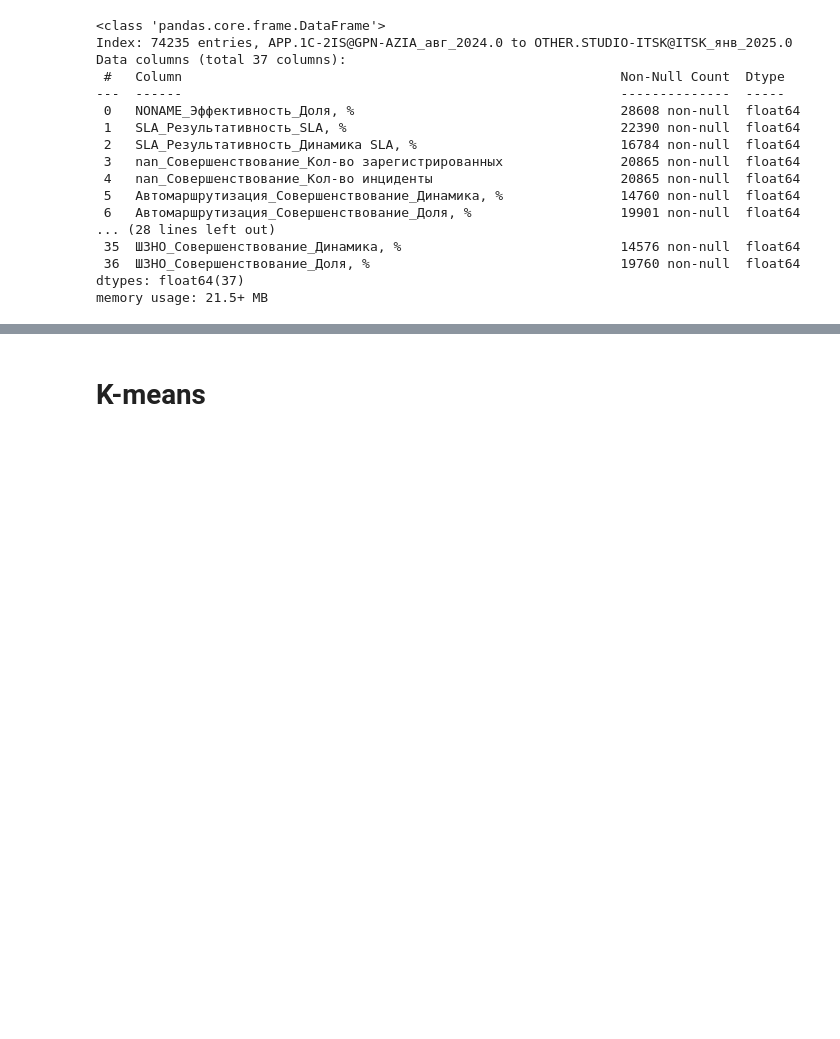
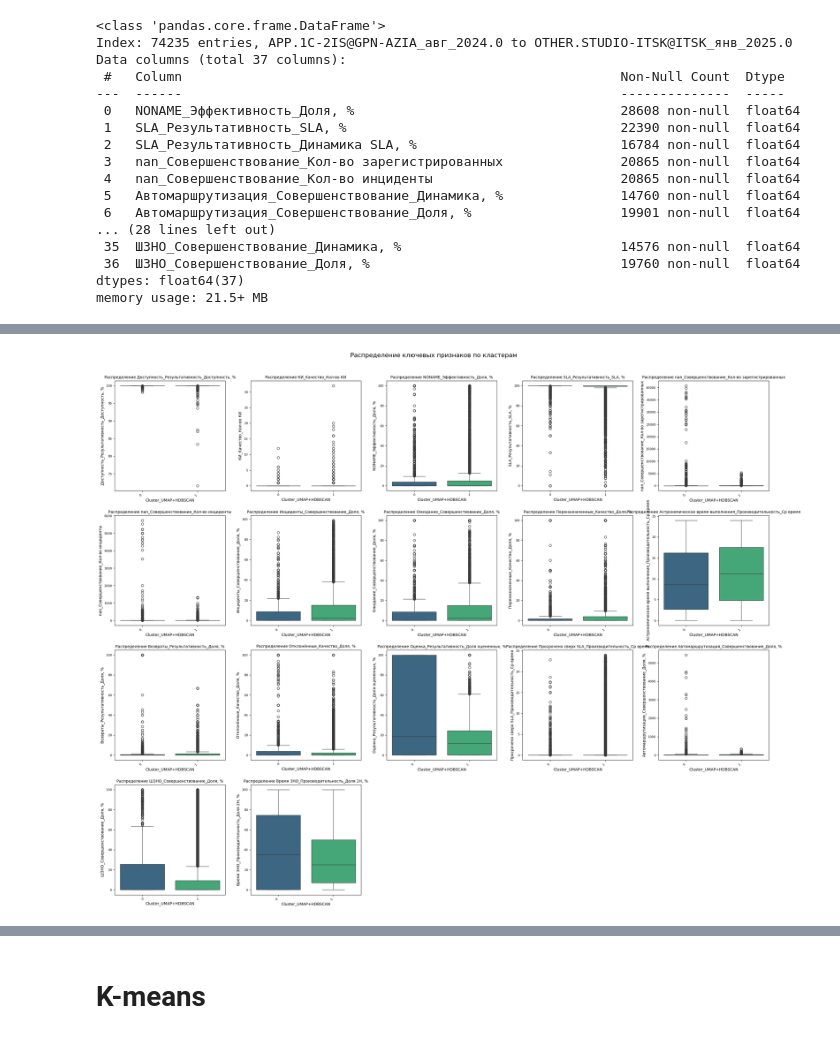
Before and after one commit to MatrosovaRaisa5/work, a Jupyter notebook: work.ipynb, the cells around one changed output, grey strips where cells are left out. Cells and saved outputs as stored; diff of their text form; code cells hidden in the pictures; blank space fills up the shorter version.

```diff
--- a/work.ipynb
+++ b/work.ipynb
@@ -292,0 +320,43 @@ Name: count, dtype: int64
+# %%
+import math
+import seaborn as sns
+import matplotlib.pyplot as plt
+
+key_features = ['Доступность_Результативность_Доступность, %', 'КИ_Качество_Кол-во КИ',
+                'NONAME_Эффективность_Доля, %', 'SLA_Результативность_SLA, %',
+                'nan_Совершенствование_Кол-во зарегистрированных',
+                'nan_Совершенствование_Кол-во инциденты', 'Инциденты_Совершенствование_Доля, %',
+                'Ожидание_Совершенствование_Доля, %', 'Переназначенные_Качество_Доля, %',
+                'Астрономическое время выполнения_Производительность_Ср время',
+                'Возвраты_Результативность_Доля, %', 'Отклонённые_Качество_Доля, %',
+                'Оценка_Результативность_Доля оцененных, %',
+                'Просрочено сверх SLA_Производительность_Ср время',
+                'Автомаршрутизация_Совершенствование_Доля, %',
+                'ШЗНО_Совершенствование_Доля, %', 'Время ЗНО_Производительность_Доля 2H, %']
+
+n_features = len(key_features)
+n_cols = 5
+n_rows = math.ceil(n_features / n_cols)
+
+plt.figure(figsize=(25, 5 * n_rows))
+
+for i, feature in enumerate(key_features, 1):
+    plt.subplot(n_rows, n_cols, i)
+    ax = sns.boxplot(
+        x='Cluster_UMAP+HDBSCAN',
+        y=feature,
+        data=processed_df[processed_df['Cluster_UMAP+HDBSCAN'] != -1],
+        palette='viridis'
+    )
+    plt.title(f'Распределение {feature}', fontsize=10)
+    plt.xticks(fontsize=8)
+    plt.yticks(fontsize=8)
+
+    if len(feature) > 30:
+        ax.set_xticklabels(ax.get_xticklabels(), rotation=45, ha='right')
+
+plt.tight_layout(pad=3.0, h_pad=2.0, w_pad=2.0)
+plt.suptitle('Распределение ключевых признаков по кластерам', y=1.02, fontsize=16)
+plt.show()
+# %% [output]
+[figure, added]
```
Also changed, not shown: parts of 10 cells of this notebook.
